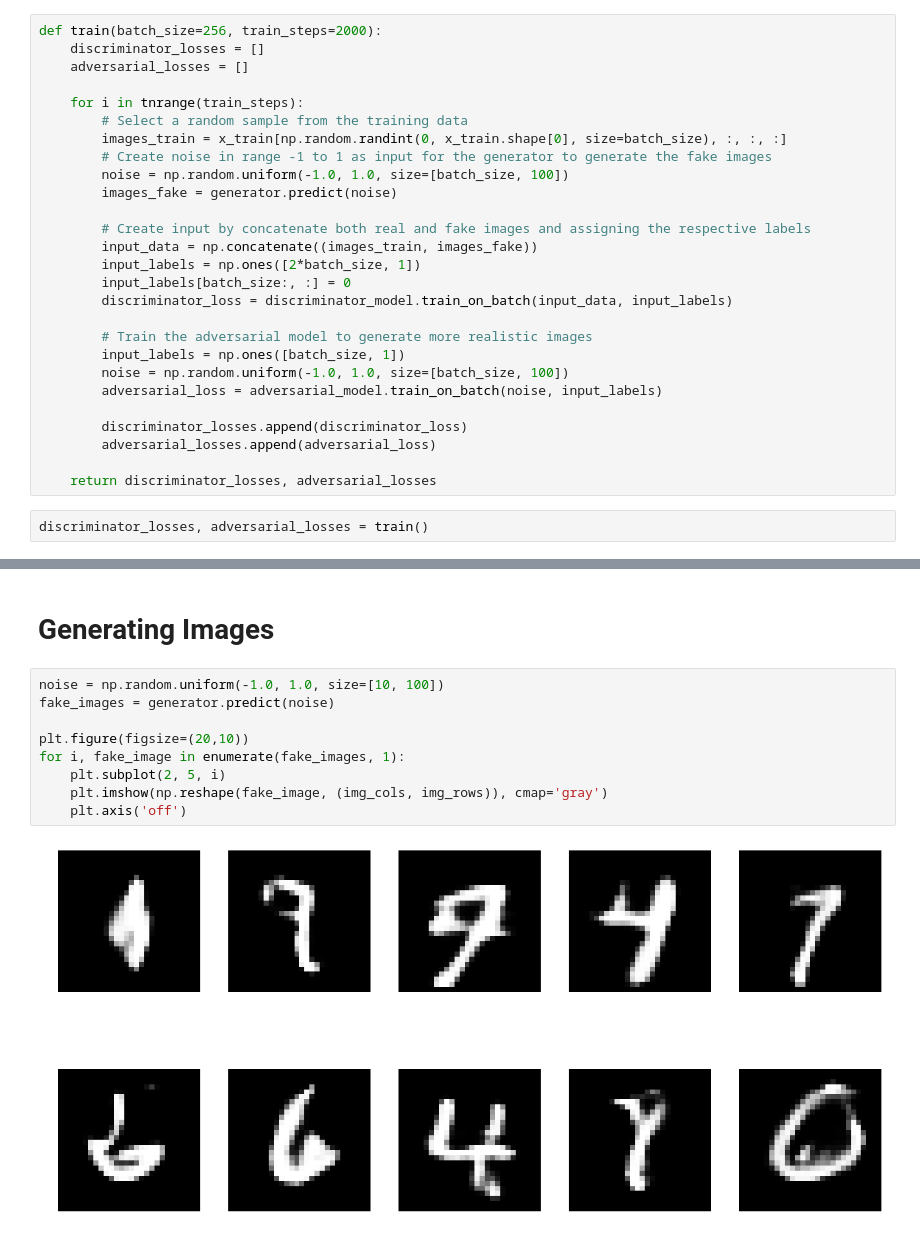
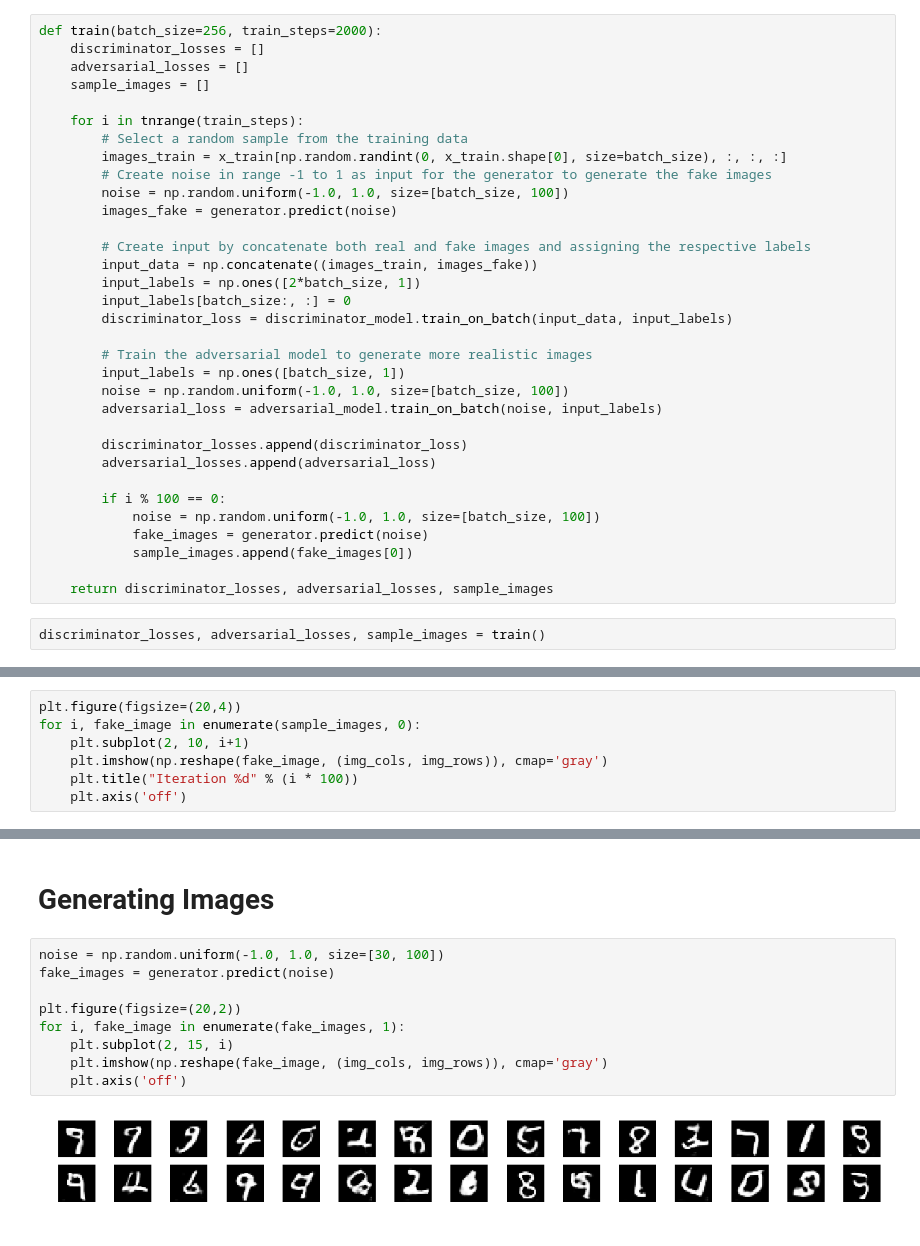
Before and after one commit to kvfairchild/Jupyter-GAN, a Jupyter notebook: GAN-MNIST.ipynb, the cells around one changed output, grey strips where cells are left out. Cells and saved outputs as stored; diff of their text form.

```diff
--- a/GAN-MNIST.ipynb
+++ b/GAN-MNIST.ipynb
@@ -171,6 +167,7 @@ Extracting mnist/t10k-labels-idx1-ubyte.gz
 def train(batch_size=256, train_steps=2000):
     discriminator_losses = []
     adversarial_losses = []
+    sample_images = []
 
     for i in tnrange(train_steps):
         # Select a random sample from the training data
@@ -193,6 +190,11 @@ def train(batch_size=256, train_steps=2000):
         discriminator_losses.append(discriminator_loss)
         adversarial_losses.append(adversarial_loss)
 
-    return discriminator_losses, adversarial_losses
+        if i % 100 == 0:
+            noise = np.random.uniform(-1.0, 1.0, size=[batch_size, 100])
+            fake_images = generator.predict(noise)
+            sample_images.append(fake_images[0])
+
+    return discriminator_losses, adversarial_losses, sample_images
 # %%
-discriminator_losses, adversarial_losses = train()
+discriminator_losses, adversarial_losses, sample_images = train()
@@ -198,0 +212,7 @@ discriminator_losses, adversarial_losses = train()
+# %%
+plt.figure(figsize=(20,4))
+for i, fake_image in enumerate(sample_images, 0):
+    plt.subplot(2, 10, i+1)
+    plt.imshow(np.reshape(fake_image, (img_cols, img_rows)), cmap='gray')
+    plt.title("Iteration %d" % (i * 100))
+    plt.axis('off')
@@ -222,13 +244,13 @@ plt.title("Adversarial Accuracy")
 # %% [markdown]
 # Generating Images
 # %%
-noise = np.random.uniform(-1.0, 1.0, size=[10, 100])
+noise = np.random.uniform(-1.0, 1.0, size=[30, 100])
 fake_images = generator.predict(noise)
 
-plt.figure(figsize=(20,10))
+plt.figure(figsize=(20,2))
 for i, fake_image in enumerate(fake_images, 1):
-    plt.subplot(2, 5, i)
+    plt.subplot(2, 15, i)
     plt.imshow(np.reshape(fake_image, (img_cols, img_rows)), cmap='gray')
     plt.axis('off')
 # %% [output]
-[figure, old version]
+[figure, new version]
```
Also changed, not shown: parts of 7 cells of this notebook, 2 other files.
